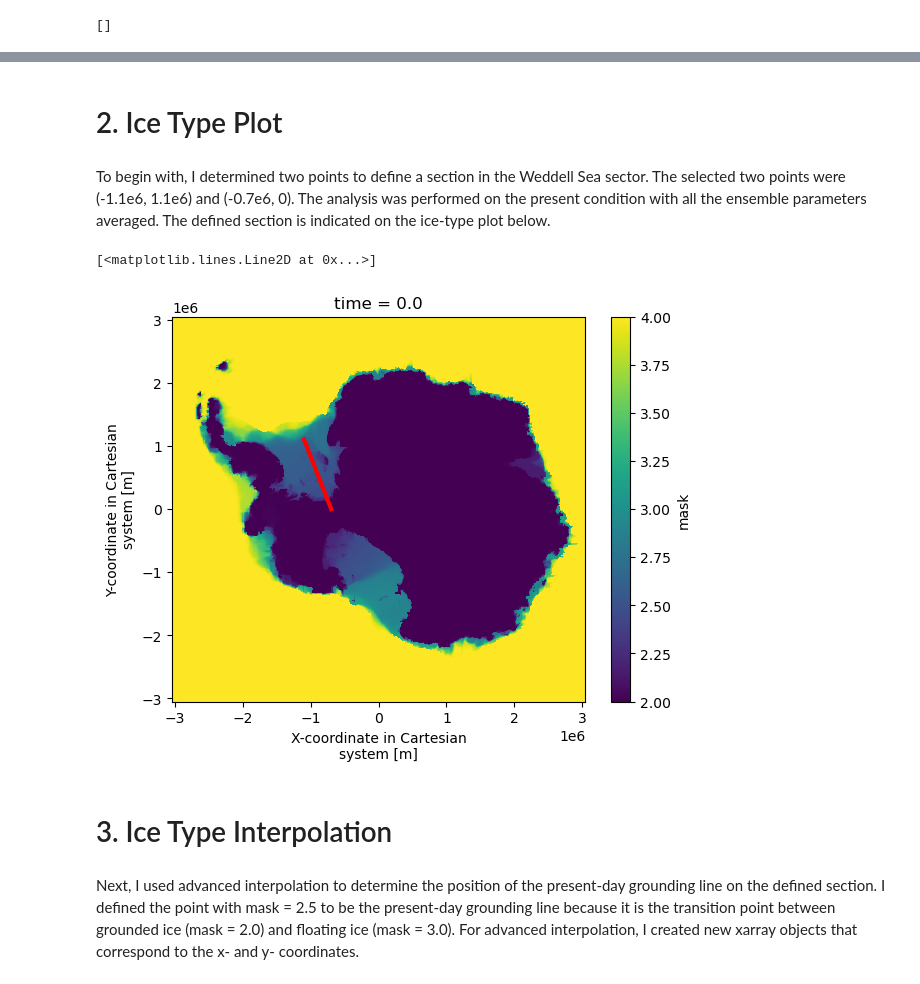
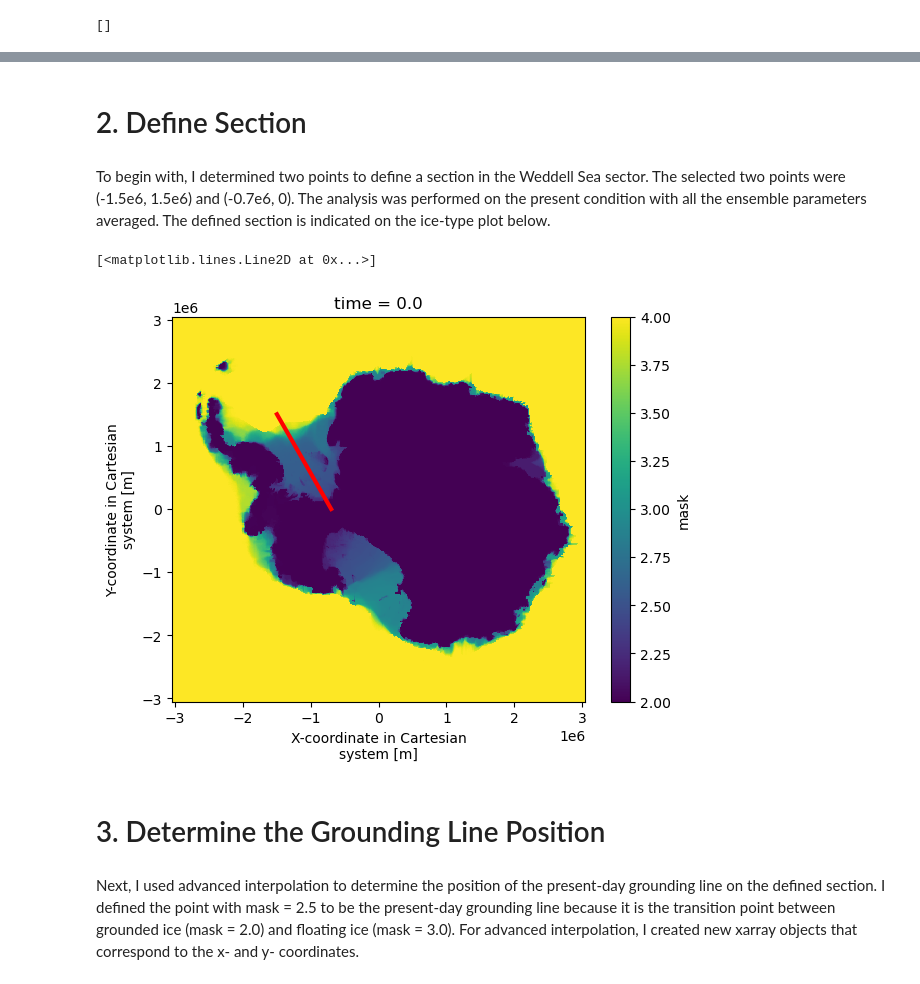
Before and after one commit to ct3012/Antarctic-Ice-Sheet-Model, a Jupyter notebook: Plotting Distance from Present Day GL.ipynb, the cells around one changed output, grey strips where cells are left out. Cells and saved outputs as stored; diff of their text form; code cells hidden in the pictures.

Commit message:
WAIS section plot

```diff
--- a/Plotting Distance from Present Day GL.ipynb
+++ b/Plotting Distance from Present Day GL.ipynb
@@ -49,18 +49,18 @@ Dashboard: /services/dask-gateway/clusters/prod.69c4581f18b74d0ca1375825d85141e3
 # %% [markdown]
-# 2. Ice Type Plot
+# 2. Define Section
 # %% [markdown]
-To begin with, I determined two points to define a section in the Weddell Sea sector. The selected two points were (-1.1e6, 1.1e6) and (-0.7e6, 0). The analysis was performed on the present condition with all the ensemble parameters averaged. The defined section is indicated on the ice-type plot below.
+To begin with, I determined two points to define a section in the Weddell Sea sector. The selected two points were (-1.5e6, 1.5e6) and (-0.7e6, 0). The analysis was performed on the present condition with all the ensemble parameters averaged. The defined section is indicated on the ice-type plot below.
 # %%
 import matplotlib.pyplot as plt
 snapshots1ka.mask.isel(time=124).mean({"par_esia","par_ppq","par_prec","par_visc"}).plot(x='x',y='y',size = 5)
-x = [-1.1e6, -0.7e6]
-y = [1.1e6, 0]
+x = [-1.5e6, -0.7e6]
+y = [1.5e6, 0]
 plt.plot(x,y,color="red", lw=3)
 # %% [output]
 [<matplotlib.lines.Line2D at 0x...>]
-[figure, old version]
+[figure, new version]
 # %% [markdown]
-# 3. Ice Type Interpolation
+# 3. Determine the Grounding Line Position
 # %% [markdown]
 Next, I used advanced interpolation to determine the position of the present-day grounding line on the defined section. I defined the point with mask = 2.5 to be the present-day grounding line because it is the transition point between grounded ice (mask = 2.0) and floating ice (mask = 3.0). For advanced interpolation, I created new xarray objects that correspond to the x- and y- coordinates.
 # %%
```
Also changed, not shown: parts of 5 cells of this notebook.
